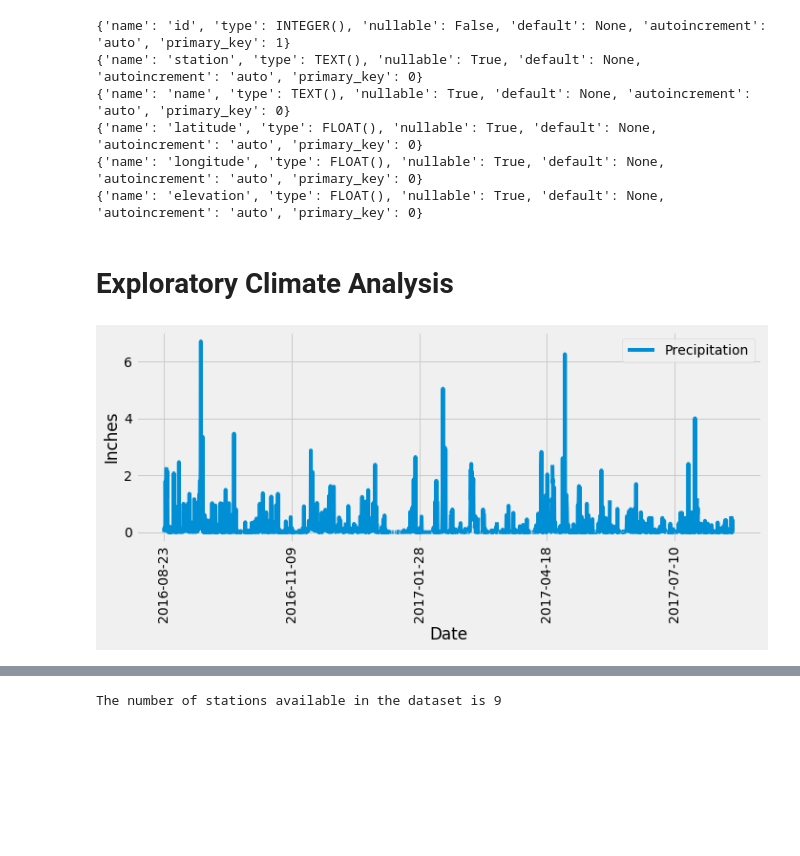
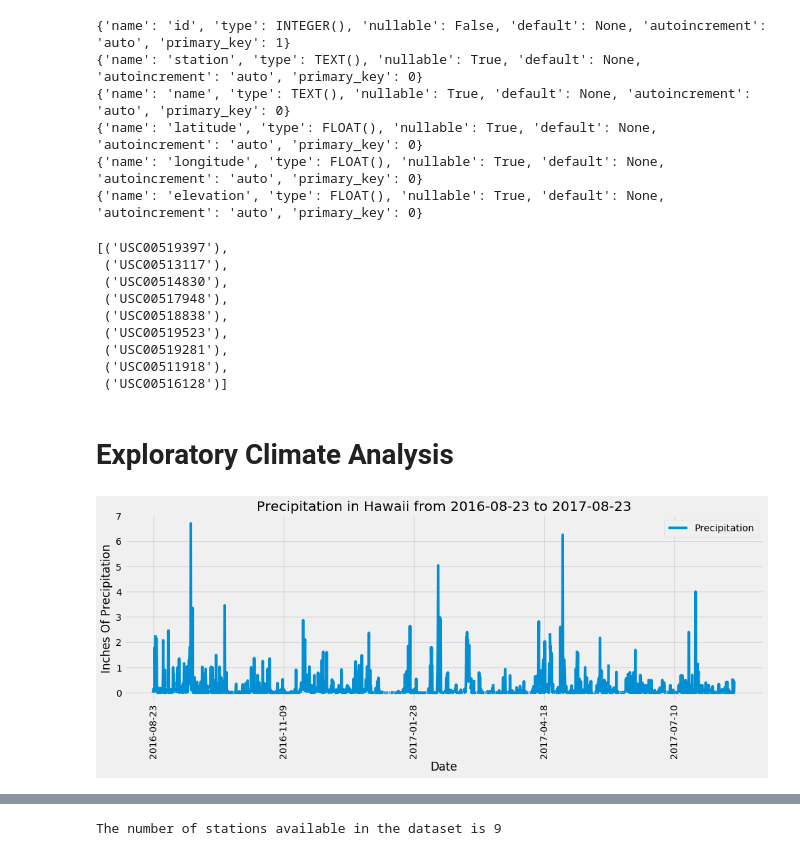
Before and after one commit to KirstieMcCown/sqlalchemy-challenge, a Jupyter notebook: climate_starter.ipynb, the cells around one changed output, grey strips where cells are left out. Cells and saved outputs as stored; diff of their text form; code cells hidden in the pictures; blank space fills up the shorter version.

Commit message:
station section almost completed

```diff
--- a/climate_starter.ipynb
+++ b/climate_starter.ipynb
@@ -61,43 +64,54 @@ for c in columns:
 {'name': 'latitude', 'type': FLOAT(), 'nullable': True, 'default': None, 'autoincrement': 'auto', 'primary_key': 0}
 {'name': 'longitude', 'type': FLOAT(), 'nullable': True, 'default': None, 'autoincrement': 'auto', 'primary_key': 0}
 {'name': 'elevation', 'type': FLOAT(), 'nullable': True, 'default': None, 'autoincrement': 'auto', 'primary_key': 0}
+# %%
+session.query(Station.station).all()
+# %% [output]
+[('USC00519397'),
+ ('USC00513117'),
+ ('USC00514830'),
+ ('USC00517948'),
+ ('USC00518838'),
+ ('USC00519523'),
+ ('USC00519281'),
+ ('USC00511918'),
+ ('USC00516128')]
 # %% [markdown]
 # Exploratory Climate Analysis
 # %%
 # Design a query to retrieve the last 12 months of precipitation data and plot the results
 latest_date = session.query(Measurement.date).order_by(Measurement.date.desc()).first()
 earliest_date = session.query(Measurement.date).order_by(Measurement.date).first()
-
 
 # Calculate the date 1 year ago from the last data point in the database
 year_ago = dt.date(2017, 8, 23) - dt.timedelta(days=365)
 
 
 # print("Date 1 year ago from last data point in the database: ", year_ago)
 
 # Perform a query to retrieve the data and precipitation scores
 twelve_months = session.query(Measurement.date, Measurement.prcp).\
      filter(Measurement.date >= dt.date(2017, 8, 23) - (dt.timedelta(days=365))).\
      order_by(Measurement.date).all()
 
 # Save the query results as a Pandas DataFrame and set the index to the date column
 
 df = pd.DataFrame(twelve_months)
 df = df.rename(columns = {"date" : "Date", "prcp" : "Precipitation"})
 
 # Sort the dataframe by date
 df = df.set_index("Date").sort_index(ascending = True)
 df
 
 # Use Pandas Plotting with Matplotlib to plot the data
-df.plot(figsize=(10,5))
-# plt.xlabel("Date")
-plt.ylabel("Inches")
+df.plot(figsize=(14,6))
+plt.ylabel("Inches Of Precipitation")
+plt.title(f"Precipitation in Hawaii from {year_ago} to 2017-08-23")
 plt.xticks(rotation=90)
 plt.tight_layout()
 plt.show()
 # %% [output]
-[figure, old version]
+[figure, new version]
 # %%
 # Use Pandas to calcualte the summary statistics for the precipitation data
 df.describe()
```
Also changed, not shown: parts of 7 cells of this notebook.
